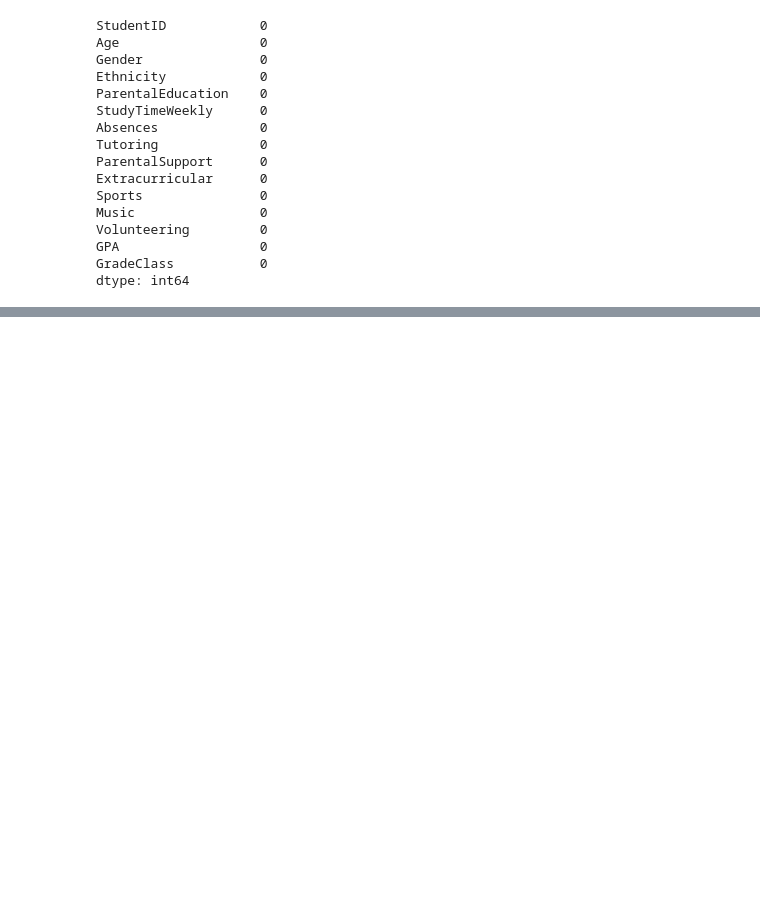
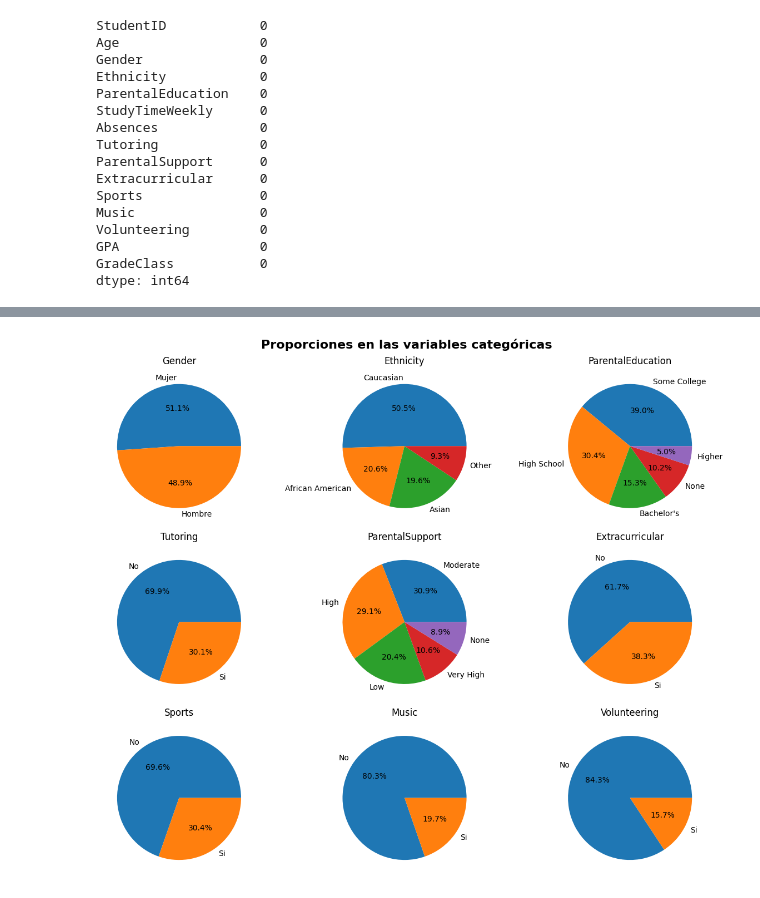
Before and after one commit to MoltenDevLabs/project-4-data-analysis-end-to-end-es, a Jupyter notebook: exploracion_inicial.ipynb, the cells around one changed output, grey strips where cells are left out. Saved outputs shown, nothing was run; the diff lists cells and outputs as text; code cells hidden in the pictures; blank space fills up the shorter version.

```diff
--- a/exploracion_inicial.ipynb
+++ b/exploracion_inicial.ipynb
@@ -371,0 +305,17 @@ graficos_iniciales(df, tipo_grafico='bar')
+# %%
+# Crear gráficos de pastel para ver las proporciones de las variables categóricas
+fig, ax = plt.subplots(3,3, figsize=(12,10))
+fig.suptitle('Proporciones en las variables categóricas', fontweight='bold', fontsize=16)
+
+# Recorrer la lista para ir creando los gráficos
+for i, var in enumerate(labels_categoricas):
+  fila = i // 3
+  col = i % 3
+  data = df_graficos[var].value_counts()
+  ax[fila, col].pie(data, labels=data.index, autopct='%1.1f%%')
+  ax[fila, col].set_title(var)
+
+plt.tight_layout()
+plt.show()
+# %% [output]
+[figure, added]
```
Also changed, not shown: parts of 21 cells of this notebook.
